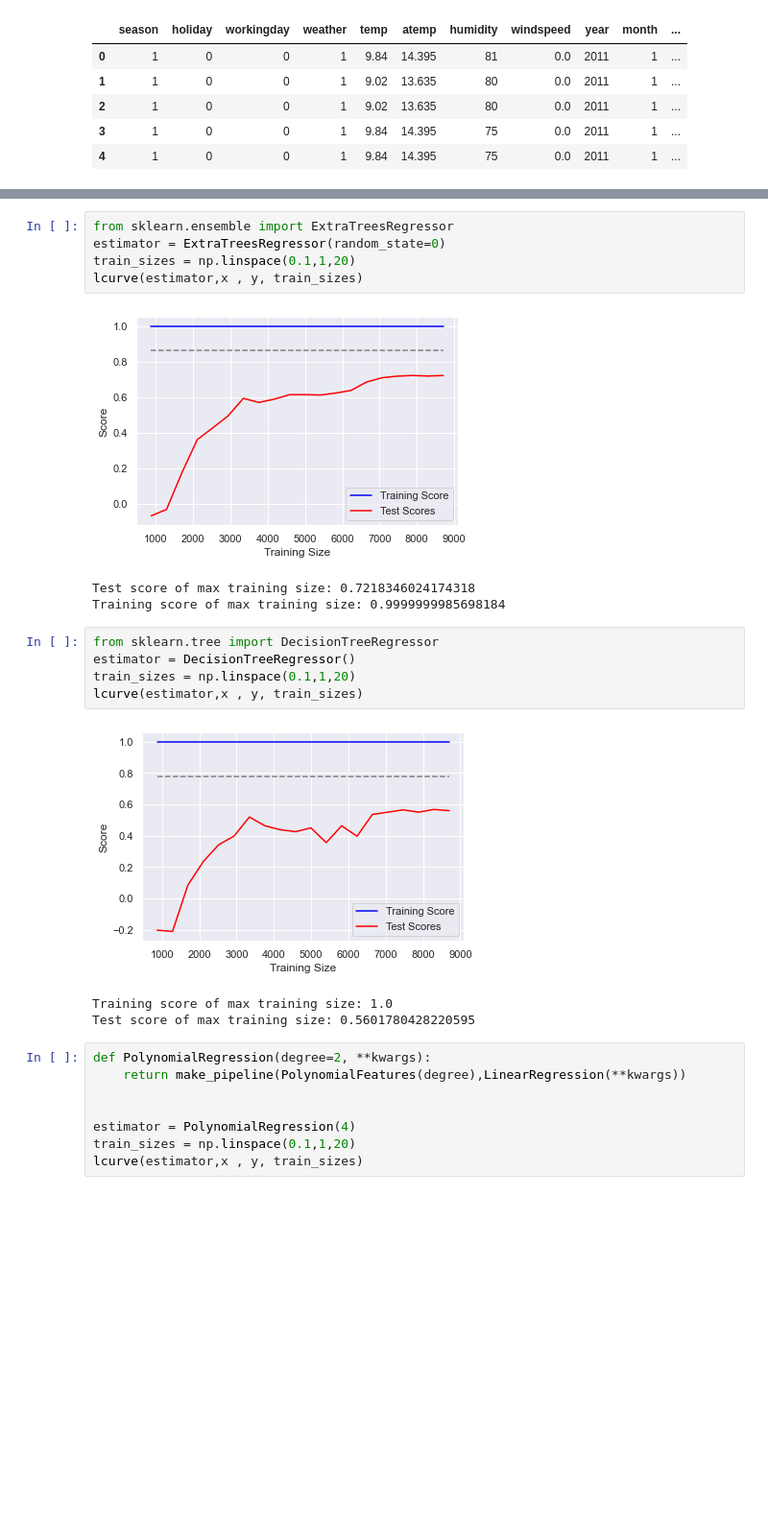
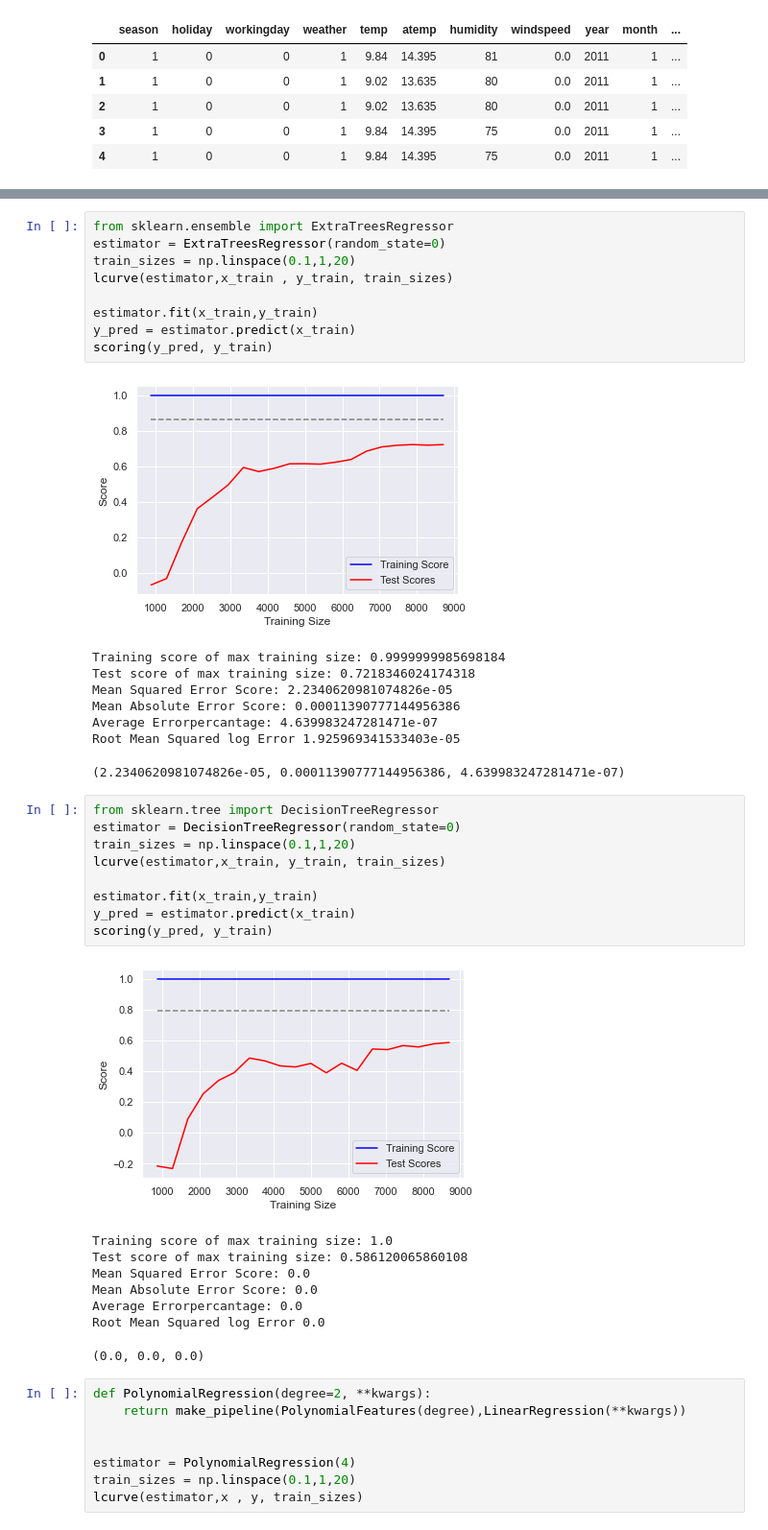
Before and after one commit to schmeti/bikepred_aistudienarbeit, a Jupyter notebook: StudienarbeitSchmetzV2.ipynb, the cells around one changed output, grey strips where cells are left out. Shown at 96% size. Drawn from its saved outputs; the diff is of its cells as text; blank space fills up the shorter version.

```diff
--- a/StudienarbeitSchmetzV2.ipynb
+++ b/StudienarbeitSchmetzV2.ipynb
@@ -658,20 +671,38 @@ Average Errorpercantage: 0.0882983050134172
 from sklearn.ensemble import ExtraTreesRegressor
 estimator = ExtraTreesRegressor(random_state=0)
 train_sizes = np.linspace(0.1,1,20)
-lcurve(estimator,x , y, train_sizes)
+lcurve(estimator,x_train , y_train, train_sizes)
+
+estimator.fit(x_train,y_train)
+y_pred = estimator.predict(x_train)
+scoring(y_pred, y_train)
 # %% [output]
 [figure]
+Training score of max training size: 0.9999999985698184
 Test score of max training size: 0.7218346024174318
-Training score of max training size: 0.9999999985698184
+Mean Squared Error Score: 2.2340620981074826e-05
+Mean Absolute Error Score: 0.00011390777144956386
+Average Errorpercantage: 4.639983247281471e-07
+Root Mean Squared log Error 1.925969341533403e-05
+(2.2340620981074826e-05, 0.00011390777144956386, 4.639983247281471e-07)
 # %%
 from sklearn.tree import DecisionTreeRegressor
-estimator = DecisionTreeRegressor()
+estimator = DecisionTreeRegressor(random_state=0)
 train_sizes = np.linspace(0.1,1,20)
-lcurve(estimator,x , y, train_sizes)
+lcurve(estimator,x_train, y_train, train_sizes)
+
+estimator.fit(x_train,y_train)
+y_pred = estimator.predict(x_train)
+scoring(y_pred, y_train)
 # %% [output]
-[figure, old version]
+[figure, new version]
 Training score of max training size: 1.0
-Test score of max training size: 0.5601780428220595
+Test score of max training size: 0.586120065860108
+Mean Squared Error Score: 0.0
+Mean Absolute Error Score: 0.0
+Average Errorpercantage: 0.0
+Root Mean Squared log Error 0.0
+(0.0, 0.0, 0.0)
 # %%
 def PolynomialRegression(degree=2, **kwargs):
     return make_pipeline(PolynomialFeatures(degree),LinearRegression(**kwargs))
```
Also changed, not shown: parts of 2 cells of this notebook.
